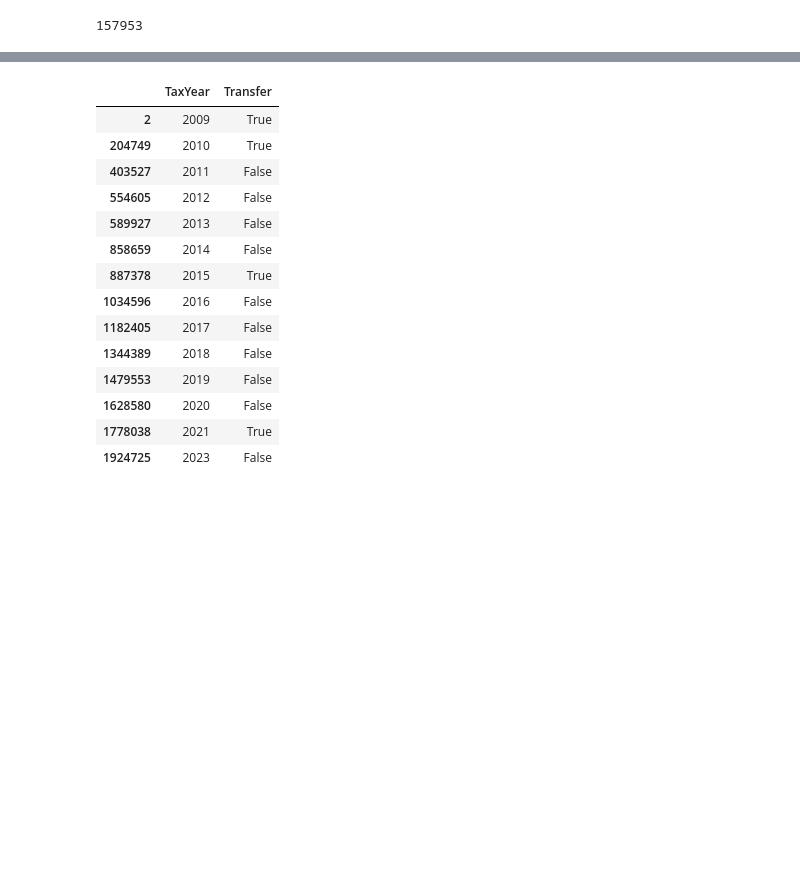
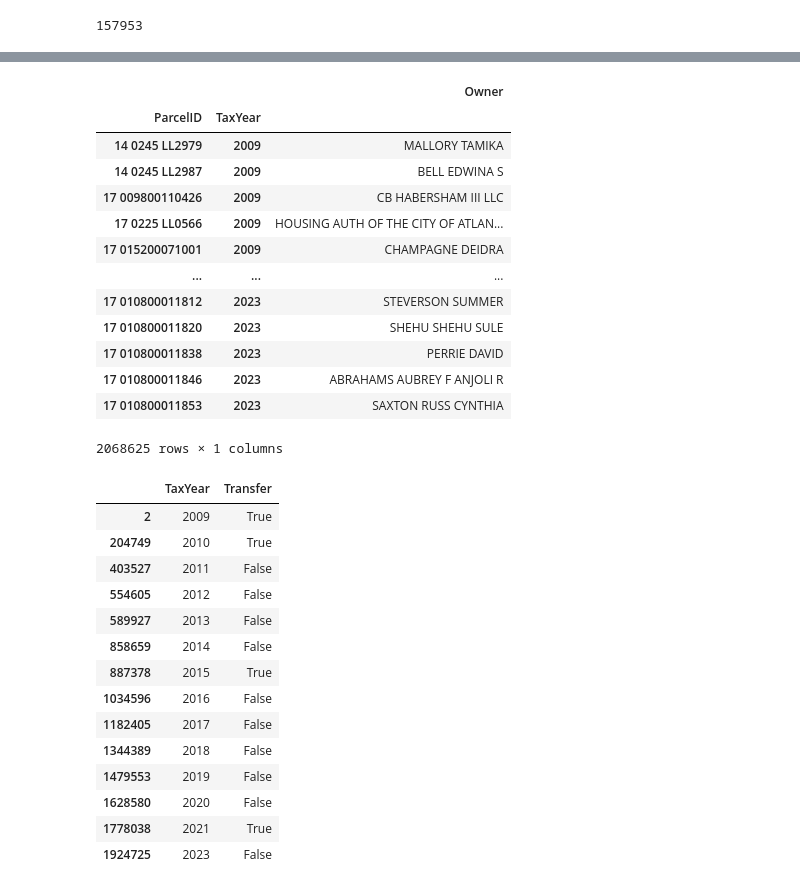
Before and after one commit to IsabelsRepo/IsabelsRepo, a Jupyter notebook: Data-Science/Atlanta-Property/AtlantaPropertySales.ipynb, the cells around one changed output, grey strips where cells are left out. Drawn from its saved outputs; the diff is of its cells as text; code cells hidden in the pictures; blank space fills up the shorter version.

```diff
--- a/Data-Science/Atlanta-Property/AtlantaPropertySales.ipynb
+++ b/Data-Science/Atlanta-Property/AtlantaPropertySales.ipynb
@@ -130,3 +123,21 @@ test_sale
+# %%
+# test[test['ParcelID']==test['ParcelID'][0]].set_index(['ParcelID', 'TaxYear'])
+test.set_index(['ParcelID', 'TaxYear'])
+# %% [output]
+|  |  | Owner |
+| ParcelID | TaxYear |  |
+| 14 0245 LL2979 | 2009 | MALLORY TAMIKA |
+| 14 0245 LL2987 | 2009 | BELL EDWINA S |
+| 17 009800110426 | 2009 | CB HABERSHAM III LLC |
+| 17 0225 LL0566 | 2009 | HOUSING AUTH OF THE CITY OF ATLAN... |
+| 17 015200071001 | 2009 | CHAMPAGNE DEIDRA |
+| ... | ... | ... |
+| 17 010800011812 | 2023 | STEVERSON SUMMER |
+| 17 010800011820 | 2023 | SHEHU SHEHU SULE |
+| 17 010800011838 | 2023 | PERRIE DAVID |
+| 17 010800011846 | 2023 | ABRAHAMS AUBREY F ANJOLI R |
+| 17 010800011853 | 2023 | SAXTON RUSS CYNTHIA |
+2068625 rows × 1 columns
 # %%
 x3 = test_sale
 x3['Transfer'] = x3['Owner'].ne(x3['Owner'].shift())
```
Also changed, not shown: parts of 14 cells of this notebook.
